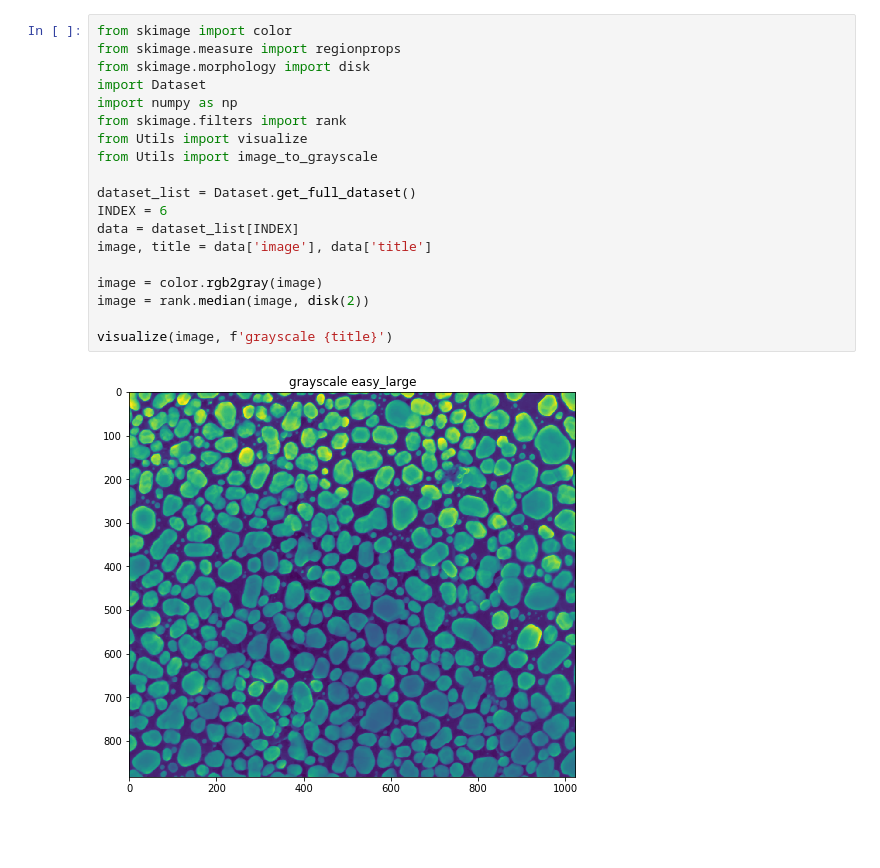
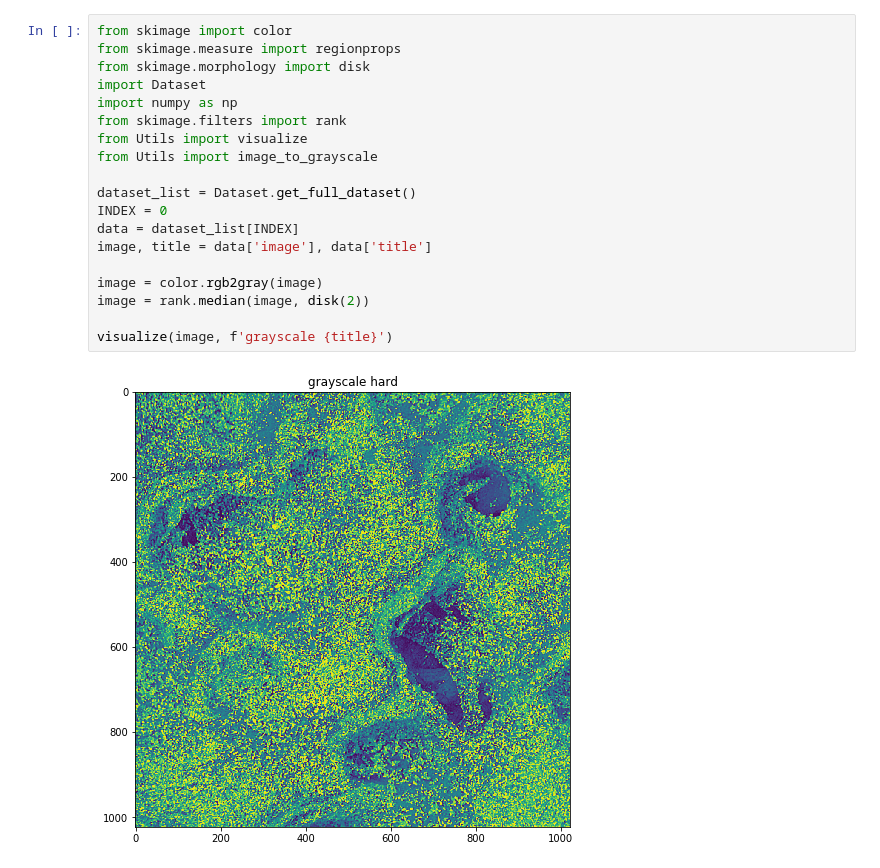
Before and after one commit to Toliak/particle-counter, a Jupyter notebook: notebooks/threshold.ipynb, the cells around one changed output. Cells and saved outputs as stored; diff of their text form; blank space fills up the shorter version.

```diff
--- a/notebooks/threshold.ipynb
+++ b/notebooks/threshold.ipynb
@@ -1,24 +1,24 @@
 # %%
 from skimage import color
 from skimage.measure import regionprops
 from skimage.morphology import disk
 import Dataset
 import numpy as np
 from skimage.filters import rank
 from Utils import visualize
 from Utils import image_to_grayscale
 
 dataset_list = Dataset.get_full_dataset()
-INDEX = 6
+INDEX = 0
 data = dataset_list[INDEX]
 image, title = data['image'], data['title']
 
 image = color.rgb2gray(image)
 image = rank.median(image, disk(2))
 
 visualize(image, f'grayscale {title}')
 # %% [output]
-[figure, old version]
+[figure, new version]
 # %%
 from skimage.filters import threshold_isodata, threshold_otsu, threshold_li, threshold_mean, \
     threshold_minimum, threshold_triangle, threshold_yen, threshold_niblack, rank
```
Also changed, not shown: parts of 2 cells of this notebook, 1 other file.
